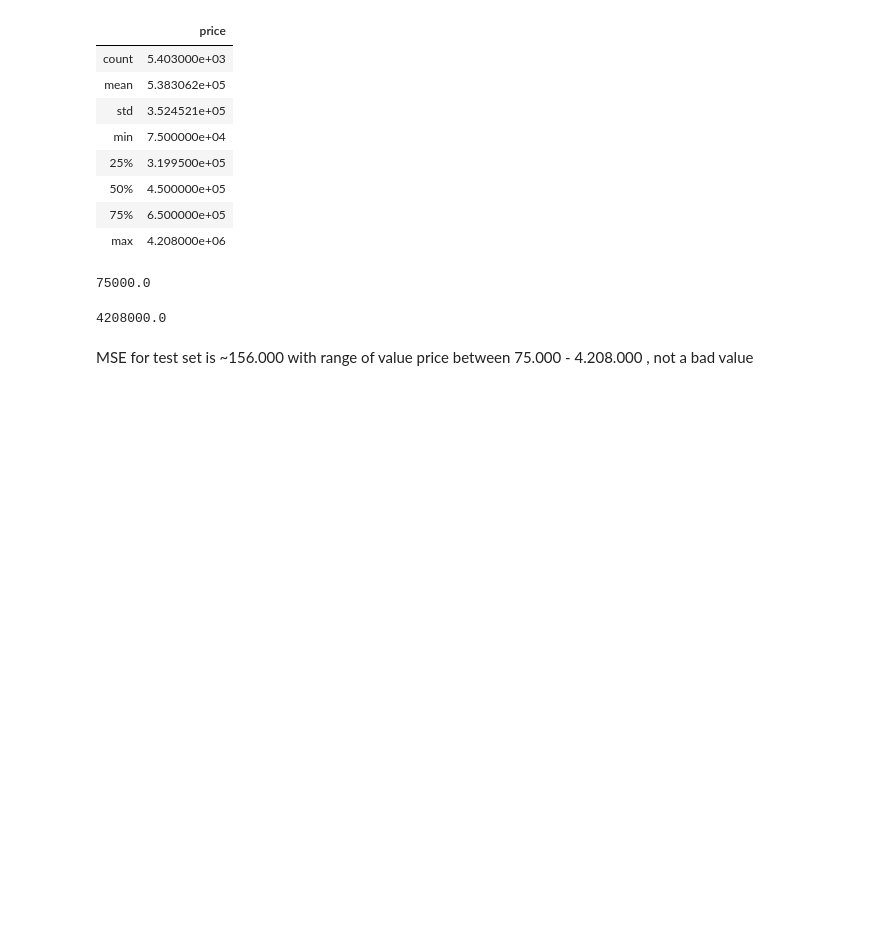
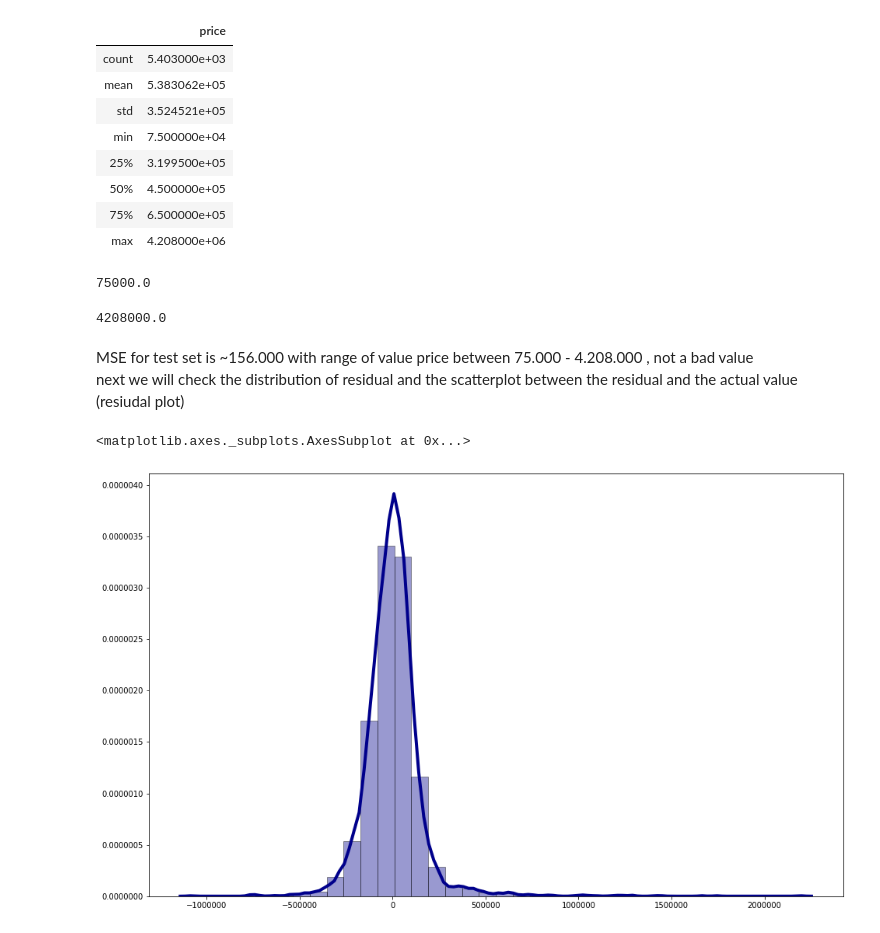
Before and after one commit to ambiyasa93/IBMDataScience, a Jupyter notebook: CapstoneIBM.ipynb, the cells around one changed output. Drawn from its saved outputs; the diff is of its cells as text; code cells hidden in the pictures; blank space fills up the shorter version.

```diff
--- a/CapstoneIBM.ipynb
+++ b/CapstoneIBM.ipynb
@@ -569,4 +590,16 @@ y_test.describe()
 # %% [output]
 4208000.0
 # %% [markdown]
-MSE for test set is ~156.000 with range of value price between 75.000 - 4.208.000 , not a bad value
+MSE for test set is ~156.000 with range of value price between 75.000 - 4.208.000 , not a bad value <br>
+next we will check the distribution of residual and the scatterplot between the residual and the actual value (resiudal plot)
+# %%
+residual = y_test - y_preds
+# %%
+plt.figure(figsize=(16, 10))
+sns.distplot(residual, hist=True, kde=True,
+             bins=int(180/5), color = 'darkblue',
+             hist_kws={'edgecolor':'black'},
+             kde_kws={'linewidth': 4})
+# %% [output]
+<matplotlib.axes._subplots.AxesSubplot at 0x...>
+[figure, added]
```
Also changed, not shown: parts of 18 cells of this notebook.
